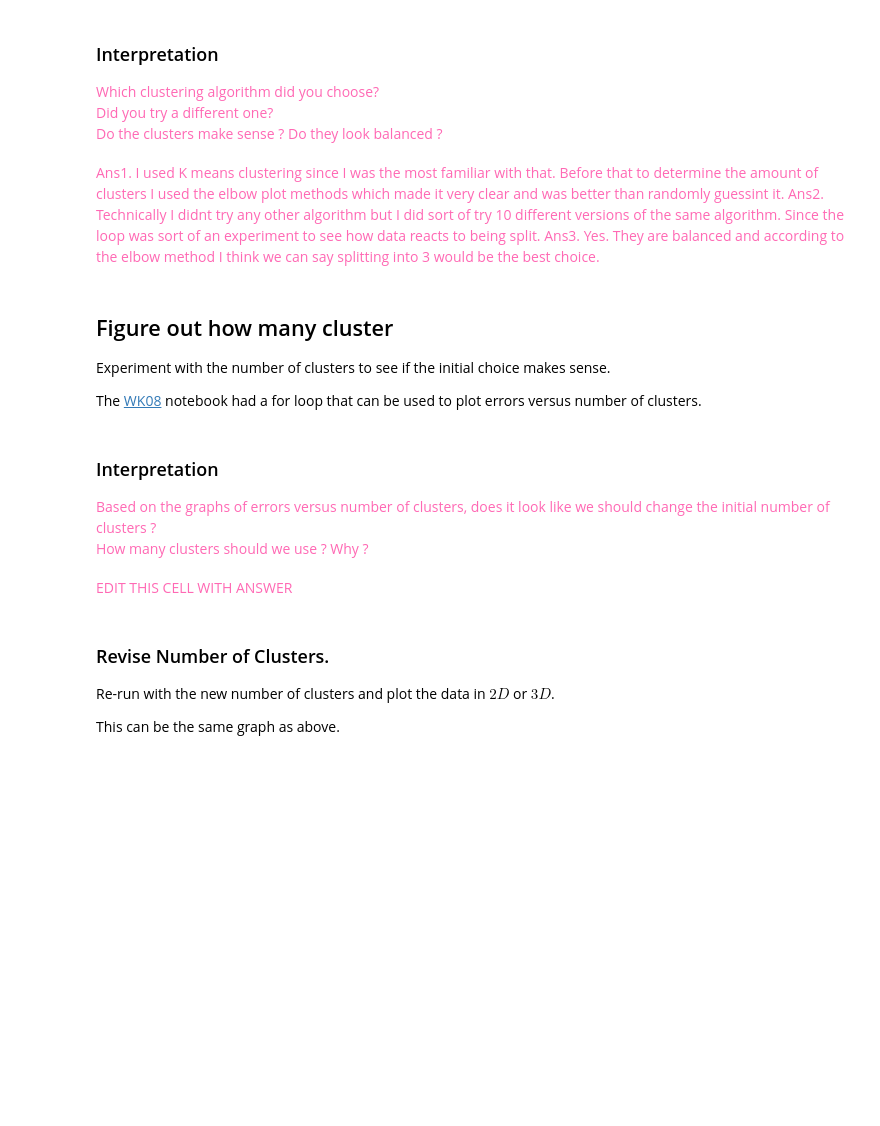
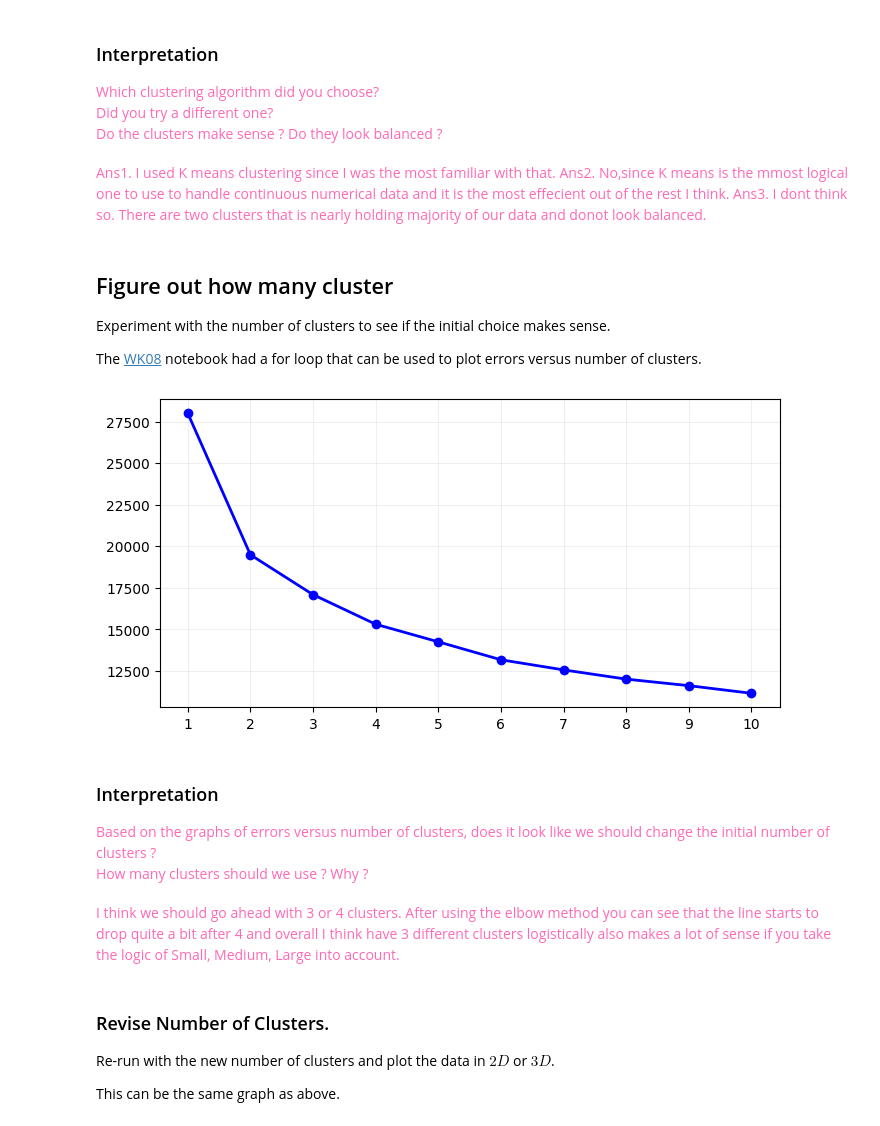
Before and after one commit to KAZIARSH-AI-ML-SPRING2026/KAZHomework08, a Jupyter notebook: Homework08.ipynb, the cells around one changed output. Drawn from its saved outputs; the diff is of its cells as text; code cells hidden in the pictures; blank space fills up the shorter version.

```diff
--- a/Homework08.ipynb
+++ b/Homework08.ipynb
@@ -118,31 +118,11 @@ ansur_scaled_df = pd.DataFrame(scaler.fit_transform(ansur_df), columns = ansur_d
 ansur_features = ansur_scaled_df[["head.height", "head.circumference", "ear.length", "ear.breadth", "ear.protrusion"]]
 # %%
 ## Create Clustering model
-
-#Figuring out the right number oc clusters using elbow
-
-inertia = []
-k_range = range(1,11)
-
-for k in k_range:
-    model = KMeans(n_clusters=k, random_state=72, n_init='auto')
-    model.fit(ansur_features)
-    inertia.append(model.inertia_)
-
-plt.Figure(figsize=(8,4))
-plt.plot(k_range, inertia, marker='o', color='blue')
-plt.grid(True, alpha=0.3)
-plt.show()
-#---------------------------------------#
-#the model
-
-kmeans = KMeans(n_clusters=3, random_state=72, n_init='auto')
+kmeans = KMeans(n_clusters=5, random_state=72, n_init='auto')
 ansur_features['clusters'] = kmeans.fit_predict(ansur_features)
 
+print(ansur_features['clusters'].value_counts())
 
-print("Cluster Distribution")
-print(ansur_features['clusters'].value_counts())
-ansur_features.head()
 ## Run the model(s) on the data
 
 ## Check errors
@@ -175,8 +149,8 @@ Which clustering algorithm did you choose?<br>
 Did you try a different one?<br>
 Do the clusters make sense ? Do they look balanced ?
 </span>
-# %% [markdown]
-<span style="color:hotpink;">Ans1. I used K means clustering since I was the most familiar with that. Before that to determine the amount of clusters I used the elbow plot methods which made it very clear and was better than randomly guessint it. Ans2. Technically I didnt try any other algorithm but I did sort of try 10 different versions of the same algorithm. Since the  loop was sort of an experiment to see how data reacts to being split. Ans3. Yes. They are balanced and according to the elbow method I think we can say splitting into 3 would be the best choice.</span>
+# %% [markdown]
+<span style="color:hotpink;">Ans1. I used K means clustering since I was the most familiar with that. Ans2. No,since K means is the mmost logical one to use to handle continuous numerical data and it is the most effecient out of the rest I think. Ans3. I dont think so. There are two clusters that is nearly holding majority of our data and donot look balanced.
 # %% [markdown]
 ## Figure out how many cluster
 
@@ -188,3 +160,22 @@ The [WK08](https://github.com/PSAM-5020-2026S-A/WK08) notebook had a for loop th
+# %%
+## Plot errors and pick how many cluster
+inertia = []
+k_range = range(1, 11)
+
+# 2. Calculate inertia for each k
+for k in k_range:
+    model = KMeans(n_clusters=k, random_state=72, n_init='auto')
+    model.fit(ansur_features[["head.height", "head.circumference", "ear.length", "ear.breadth", "ear.protrusion"]])
+    inertia.append(model.inertia_)
+
+# 3. Plot the Elbow
+plt.figure(figsize=(8, 4))
+plt.plot(k_range, inertia, marker='o', color='blue', linewidth=2)
+plt.xticks(k_range)
+plt.grid(True, alpha=0.2)
+plt.show()
+# %% [output]
+[figure, added]
 # %% [markdown]
 ### Interpretation
 
@@ -192,8 +183,8 @@ The [WK08](https://github.com/PSAM-5020-2026S-A/WK08) notebook had a for loop th
 Based on the graphs of errors versus number of clusters, does it look like we should change the initial number of clusters ?<br>
 How many clusters should we use ? Why ?
 </span>
-# %% [markdown]
-<span style="color:hotpink;">EDIT THIS CELL WITH ANSWER</span>
+# %% [markdown]
+<span style="color:hotpink;">I think we should go ahead with 3 or 4 clusters. After using the elbow method you can see that the line starts to drop quite a bit after 4 and overall I think have 3 different clusters logistically also makes a lot of sense if you take the logic of Small, Medium, Large into account.</span>
 # %% [markdown]
 ### Revise Number of Clusters.
 
```
Also changed, not shown: parts of 3 cells of this notebook.
